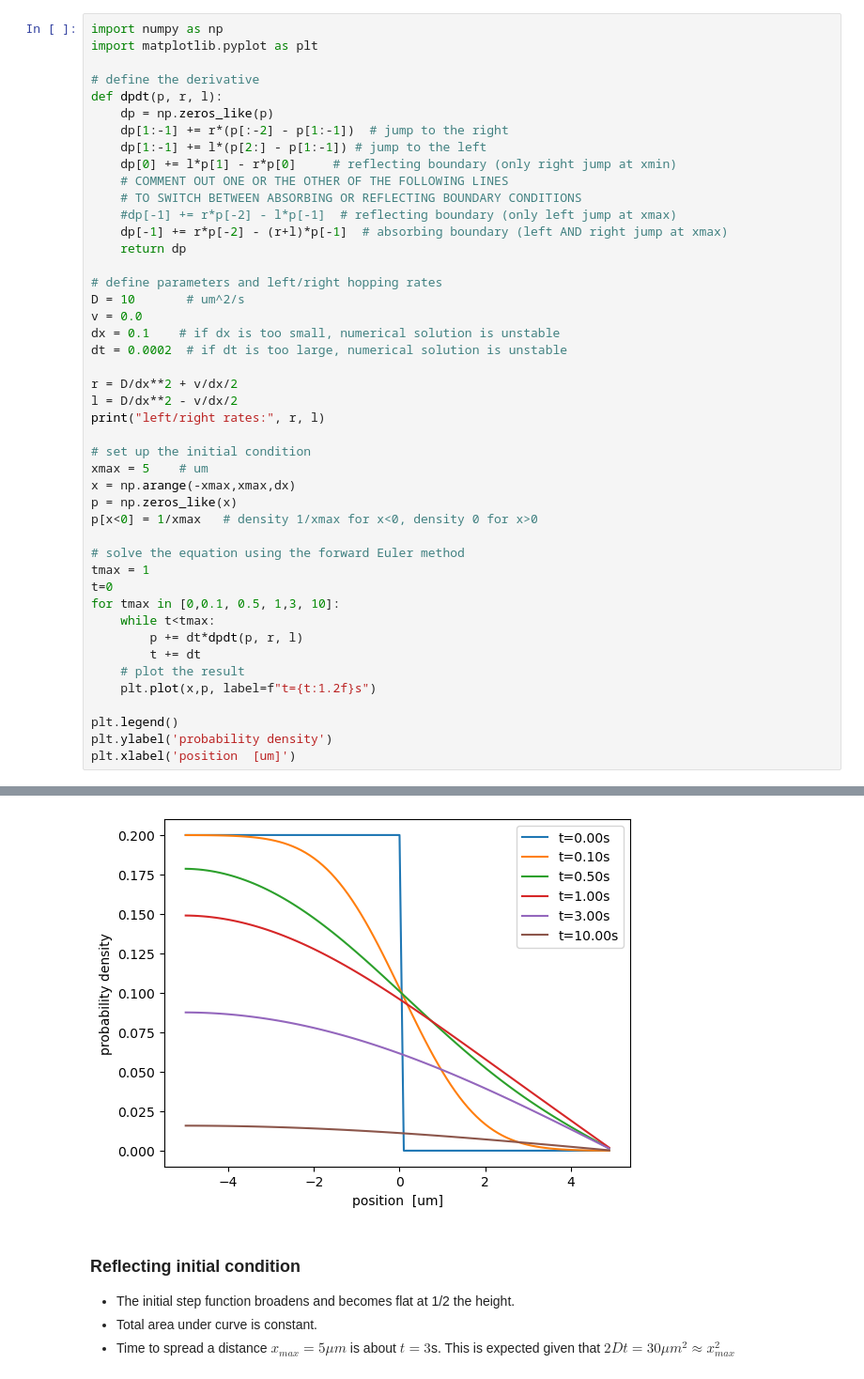
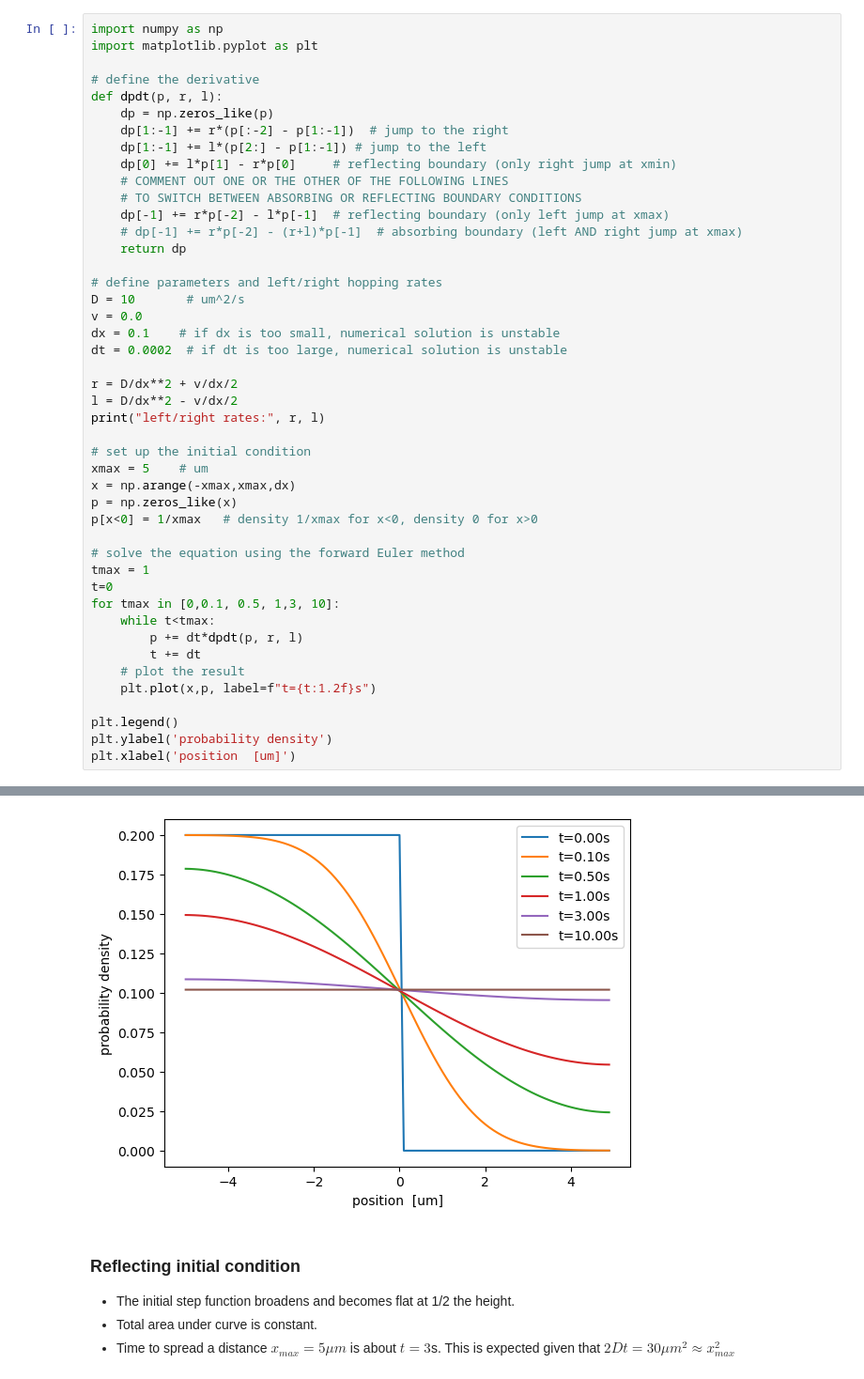
Before and after one commit to neherlab/PoL1-course-materials, a Jupyter notebook: notebooks/lecture04c_BoundaryAndInitialConditions.ipynb, the cells around one changed output, grey strips where cells are left out. Shown: that part at 94% size. Drawn from its saved outputs; the diff is of its cells as text.

```diff
--- a/notebooks/lecture04c_BoundaryAndInitialConditions.ipynb
+++ b/notebooks/lecture04c_BoundaryAndInitialConditions.ipynb
@@ -38,8 +38,8 @@ def dpdt(p, r, l):
     dp[0] += l*p[1] - r*p[0]     # reflecting boundary (only right jump at xmin)
     # COMMENT OUT ONE OR THE OTHER OF THE FOLLOWING LINES
     # TO SWITCH BETWEEN ABSORBING OR REFLECTING BOUNDARY CONDITIONS
-    #dp[-1] += r*p[-2] - l*p[-1]  # reflecting boundary (only left jump at xmax)
-    dp[-1] += r*p[-2] - (r+l)*p[-1]  # absorbing boundary (left AND right jump at xmax)
+    dp[-1] += r*p[-2] - l*p[-1]  # reflecting boundary (only left jump at xmax)
+    # dp[-1] += r*p[-2] - (r+l)*p[-1]  # absorbing boundary (left AND right jump at xmax)
     return dp
 
 # define parameters and left/right hopping rates
@@ -47,34 +47,34 @@ D = 10       # um^2/s
 v = 0.0
 dx = 0.1    # if dx is too small, numerical solution is unstable
 dt = 0.0002  # if dt is too large, numerical solution is unstable
 
 r = D/dx**2 + v/dx/2
 l = D/dx**2 - v/dx/2
 print("left/right rates:", r, l)
 
 # set up the initial condition
 xmax = 5    # um
 x = np.arange(-xmax,xmax,dx)
 p = np.zeros_like(x)
 p[x<0] = 1/xmax   # density 1/xmax for x<0, density 0 for x>0
 
 # solve the equation using the forward Euler method
 tmax = 1
 t=0
 for tmax in [0,0.1, 0.5, 1,3, 10]:
     while t<tmax:
         p += dt*dpdt(p, r, l)
         t += dt
     # plot the result
     plt.plot(x,p, label=f"t={t:1.2f}s")
 
 plt.legend()
 plt.ylabel('probability density')
 plt.xlabel('position  [um]')
 # %% [output]
 left/right rates: 999.9999999999998 999.9999999999998
 Text(0.5, 0, 'position  [um]')
-[figure, old version]
+[figure, new version]
 # %% [markdown]
 ### Reflecting initial condition
 
```
Also changed, not shown: 2 other files.
